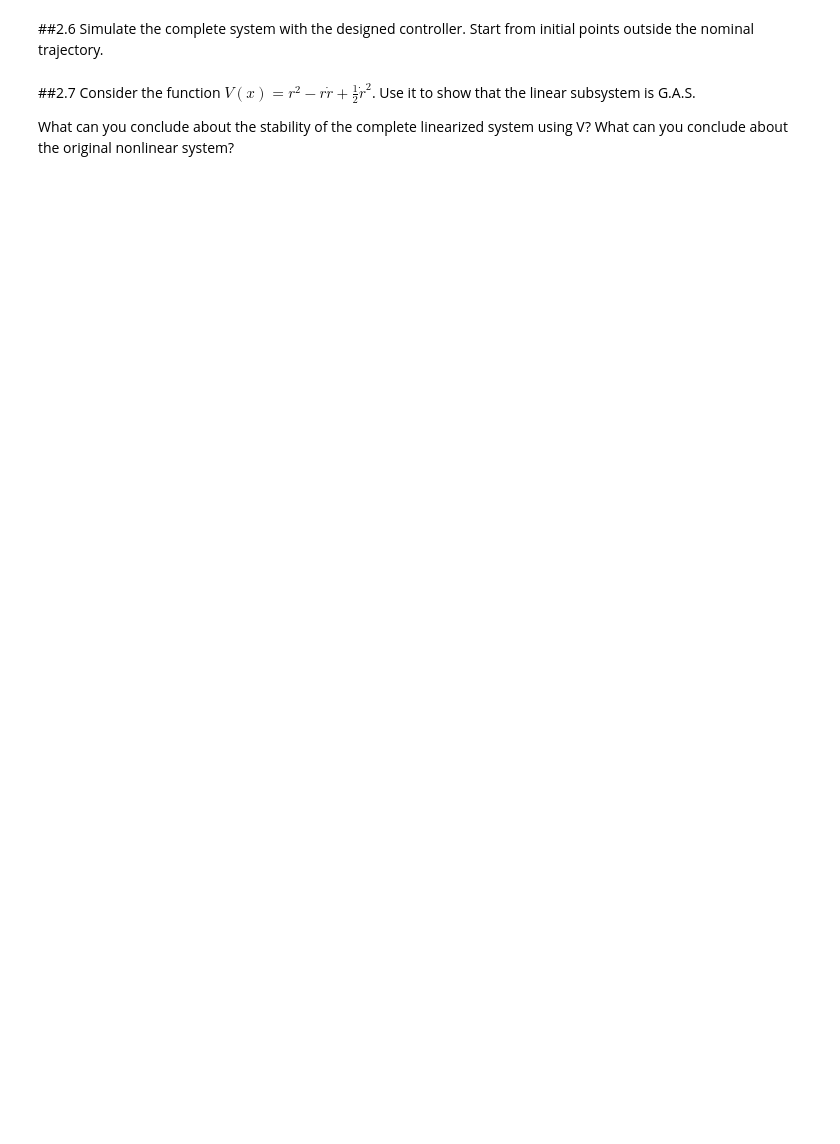
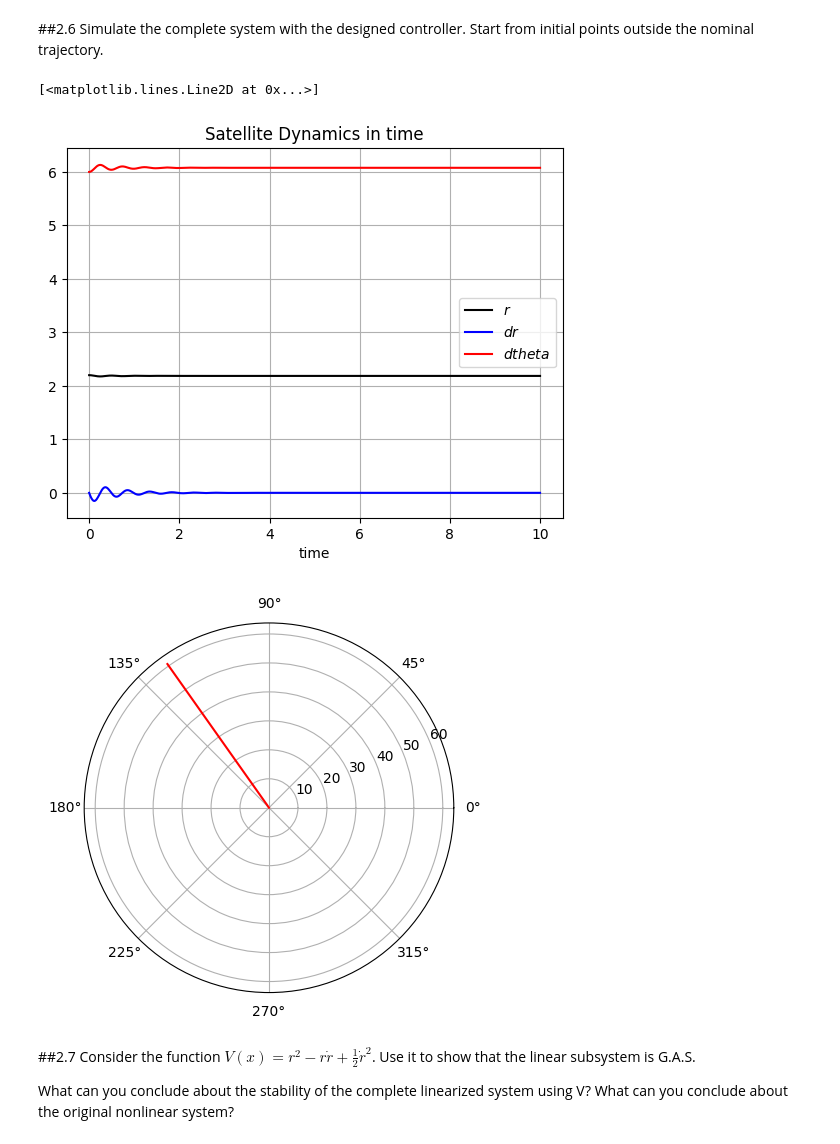
Before and after one commit to brumocas/CO, a Jupyter notebook: lab05_06/CO_notebook05.ipynb, the cells around one changed output. Saved outputs shown, nothing was run; the diff lists cells and outputs as text; code cells hidden in the pictures; blank space fills up the shorter version.

```diff
--- a/lab05_06/CO_notebook05.ipynb
+++ b/lab05_06/CO_notebook05.ipynb
@@ -269,8 +281,8 @@ print ('Eigenvalues of A ', np.linalg.eig( A )[0])
 r0 = 2
 omega= 6
 A1 = np.array([\
-            [ , ],\
-            [ , ] ] )
+            [0.0, 1.0],\
+            [3*omega**2, 0.0] ] )
 
 B1 = np.array([\
             [0.0],\
@@ -310,48 +341,51 @@ r0=2
 w=6
 mu=(r0**3) * (w**2)
 
-# vector field
 def Sys_f(x, t=0):
   r=x[0]
   dr=x[1]
   th=x[2]
   dth=x[3]
   T = -K[0][0]*(r-r0)-K[0][1]*dr
-  dx1=...
-  dx2= ...
-  dx3= ...
-  dx4=  ...
+  dx1=dr
+  dx2= r * (dth*dth)  - mu/(r*r)+T
+  dx3=dth
+  dx4=  - 2 * dr * dth /r
   return np.array([ dx1, dx2, dx3, dx4
                    ])
 
 # generate 1000 linearly spaced points for t
 t_end=10
 t = np.linspace(0, t_end,  1000)
 
 # initial values:
 x0 = np.array([r0+0.2, 0.0, 0, w])
 
 #  integrate.odeint
 x = integrate.odeint(Sys_f, x0, t, full_output=False)
 
 x1,x2, x3, x4 = x.T
 
 #plot
 
 plt.figure(1)
 plt.plot(t, x1, 'k-', label='$r$')
 plt.plot(t, x2, 'b-', label='$dr$')
 #plt.plot(t, x3*360/6.28, 'g-', label='$theta$')
 plt.plot(t, x4, 'r-', label='$d theta$')
 plt.title("Satellite Dynamics in time")
 plt.xlabel("time")
 plt.grid()
 plt.legend(loc='best')
 
 plt.figure(2)
 # setting the axes projection as polar
 plt.axes(projection = 'polar')
 plt.polar(x1, x3, 'r-')
+# %% [output]
+[<matplotlib.lines.Line2D at 0x...>]
+[figure, added]
+[figure, added]
 # %% [markdown]
 ##2.7
 Consider the function $V(x)=r^2 -r \dot r + \frac{1}{2} \dot r^2 $. Use it to show that the linear subsystem is G.A.S.
```
Also changed, not shown: parts of 3 cells of this notebook.
